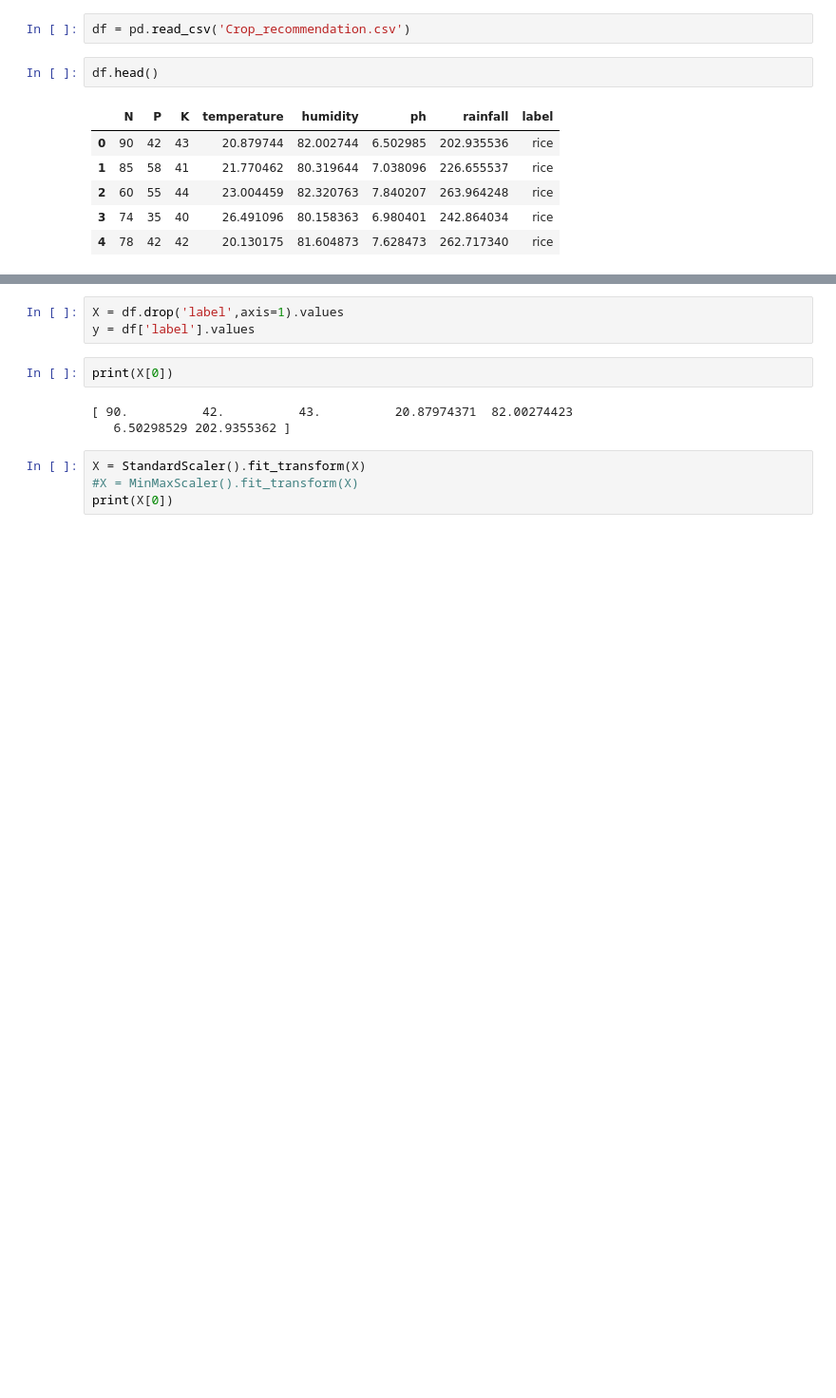
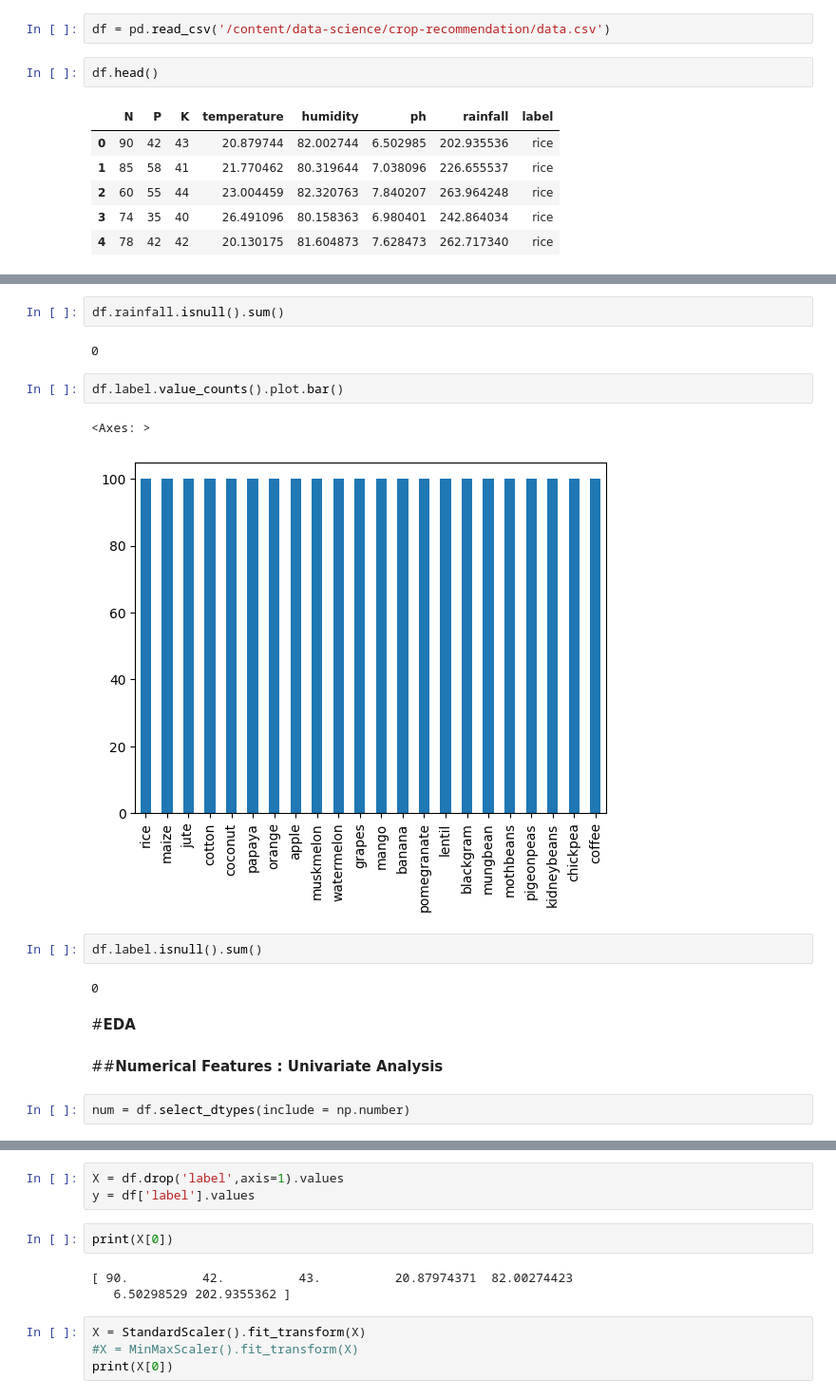
Before and after one commit to mahshooq-karayil/data-science, a Jupyter notebook: crop-recommendation/crop_recommendation.ipynb, the cells around one changed output, grey strips where cells are left out. Shown at 95% size. Saved outputs shown, nothing was run; the diff lists cells and outputs as text; blank space fills up the shorter version.

```diff
--- a/crop-recommendation/crop_recommendation.ipynb
+++ b/crop-recommendation/crop_recommendation.ipynb
@@ -18,5 +17,5 @@ other Matplotlib process is running, remove this file and try again.
 # %%
-df = pd.read_csv('Crop_recommendation.csv')
+df = pd.read_csv('/content/data-science/crop-recommendation/data.csv')
 # %%
 df.head()
 # %% [output]
@@ -28,0 +191,19 @@ df.head()
+# %%
+df.rainfall.isnull().sum()
+# %% [output]
+0
+# %%
+df.label.value_counts().plot.bar()
+# %% [output]
+<Axes: >
+[figure, added]
+# %%
+df.label.isnull().sum()
+# %% [output]
+0
+# %% [markdown]
+#**EDA**
+# %% [markdown]
+##**Numerical Features : Univariate Analysis**
+# %%
+num = df.select_dtypes(include = np.number)
```
Also changed, not shown: parts of 60 cells of this notebook.
